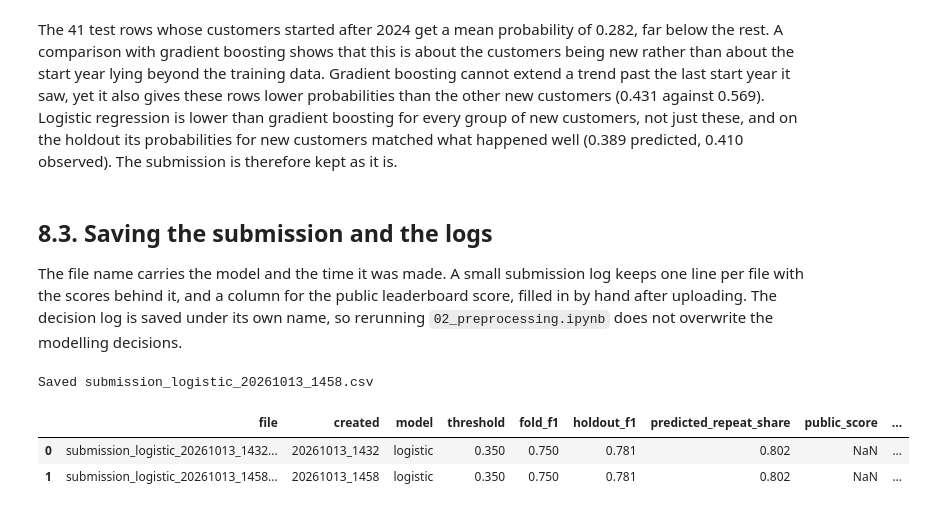
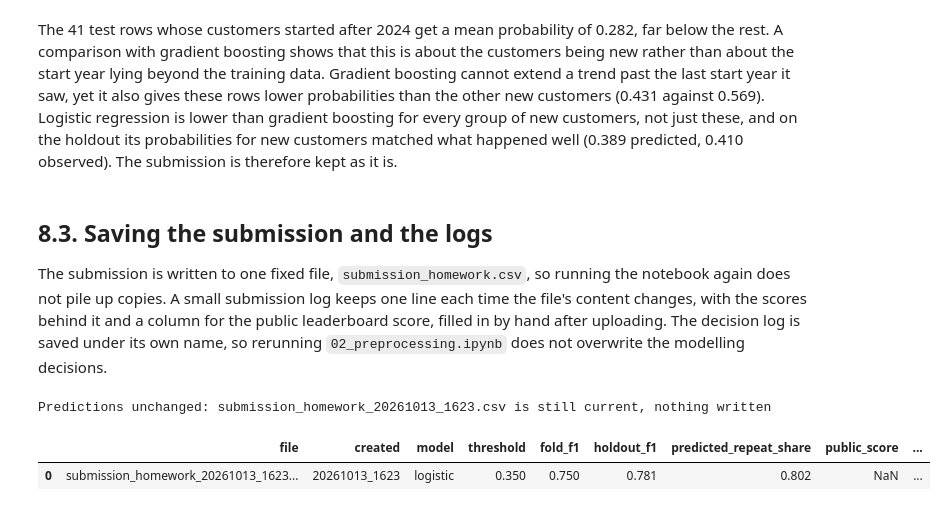
Before and after one commit to PedroHSantos20/ml-repeat-purchase, a Jupyter notebook: notebooks/03_modelling_homework.ipynb, the cells around one changed output. Saved outputs shown, nothing was run; the diff lists cells and outputs as text; code cells hidden in the pictures.

Commit message:
03_modelling_homework review

```diff
--- a/notebooks/03_modelling_homework.ipynb
+++ b/notebooks/03_modelling_homework.ipynb
@@ -580,7 +575,7 @@ The rule is fixed before looking. Logistic regression is the reference, being th
 REFERENCE = "logistic"  # decided before the results
 
 runs_choice = {
-    "logistic": runs_lin["base"],
+    "logistic": runs_lin[chosen_lin],
     "hist_gb_tuned": runs_tree[chosen_tree],
 }
 runs_choice["blend_50_50"] = ev.blend_runs(
@@ -674,19 +674,16 @@ The chosen model is fitted on the whole development set and scored once on the h
 
 Results are also split into customers already seen in development and new customers, since the model has history for the first group only.
 # %%
-# Settings of the chosen gradient boosting trial (empty if the untuned one had been kept)
-if chosen_tree == "base":
-    tree_params = {}
-else:
-    search, number = chosen_tree.rsplit("_trial_", 1)
-    tree_params = dict(study_tree[search].trials[int(number)].params)
-
-
 def fit_predict(model_name, fit_rows, predict_rows):
-    """Fit the named model on fit_rows and return probabilities for predict_rows."""
+    """Fit the named model with its chosen settings on fit_rows and return probabilities for predict_rows."""
     preds = {}
     if model_name in ("logistic", "blend_50_50"):
-        lin = rpp.build_linear_pipeline(LogisticRegression(max_iter=5000), roles)
+        lin = rpp.build_linear_pipeline(
+            LogisticRegression(C=linear_params.get("model_C", 1.0), max_iter=5000), roles,
+            enet_c=linear_params.get("select_C", rpp.ENET_C),
+            enet_l1_ratio=linear_params.get("l1_ratio", 0.5),
+            log1p_cols=log_cols if linear_params.get("use_log") else None,
+        )
         lin.fit(fit_rows[linear_inputs], fit_rows[target])
         preds["logistic"] = lin.predict_proba(predict_rows[linear_inputs])[:, 1]
     if model_name in ("hist_gb_tuned", "blend_50_50"):
@@ -855,44 +858,55 @@ The 41 test rows whose customers started after 2024 get a mean probability of 0.
 # %% [markdown]
 ## 8.3. Saving the submission and the logs
 
-The file name carries the model and the time it was made. A small submission log keeps one line per file with the scores behind it, and a column for the public leaderboard score, filled in by hand after uploading. The decision log is saved under its own name, so rerunning `02_preprocessing.ipynb` does not overwrite the modelling decisions.
+The submission is written to one fixed file, `submission_homework.csv`, so running the notebook again does not pile up copies. A small submission log keeps one line each time the file's content changes, with the scores behind it and a column for the public leaderboard score, filled in by hand after uploading. The decision log is saved under its own name, so rerunning `02_preprocessing.ipynb` does not overwrite the modelling decisions.
 # %%
 stamp = pd.Timestamp.now().strftime("%Y%m%d_%H%M")
-sub_path = SUBMISSION_DIR / f"submission_{chosen_model}_{stamp}.csv"
-submission.to_csv(sub_path, index=False)
+sub_log_path = SUBMISSION_DIR / "submission_log.csv"
 
-# One line per submission; public_score is filled in by hand after uploading
-fold_f1 = f1_score(oof_chosen["y"], oof_chosen["p"] >= threshold)
-sub_log_path = SUBMISSION_DIR / "submission_log.csv"
-entry = pd.DataFrame([{
-    "file": sub_path.name, "created": stamp, "model": chosen_model,
-    "threshold": round(threshold_final, 3), "fold_f1": round(fold_f1, 4),
-    "holdout_f1": round(float(holdout_scores.loc["all rows", "f1"]), 4),
-    "predicted_repeat_share": round(float(submission[target_col].mean()), 4),
-    "public_score": None, "notes": "",
-}])
-if sub_log_path.is_file():
-    entry = pd.concat([pd.read_csv(sub_log_path), entry], ignore_index=True)
-entry.to_csv(sub_log_path, index=False)
+# Latest earlier submission, if any (stamps sort in time order)
+previous = sorted(SUBMISSION_DIR.glob("submission_homework_*.csv"))
+latest = previous[-1] if previous else None
 
+# Write a new stamped file and log it only when the predictions actually changed
+changed = latest is None or not pd.read_csv(latest).astype(str).equals(submission.astype(str))
+
+if changed:
+    sub_path = SUBMISSION_DIR / f"submission_homework_{stamp}.csv"
+    submission.to_csv(sub_path, index=False)
+    fold_f1 = f1_score(oof_chosen["y"], oof_chosen["p"] >= threshold)
+    entry = pd.DataFrame([{
+        "file": sub_path.name, "created": stamp, "model": chosen_model,
+        "threshold": round(threshold_final, 3), "fold_f1": round(fold_f1, 4),
+        "holdout_f1": round(float(holdout_scores.loc["all rows", "f1"]), 4),
+        "predicted_repeat_share": round(float(submission[target_col].mean()), 4),
+        "public_score": None, "notes": "",
+    }])
+    if sub_log_path.is_file():
+        entry = pd.concat([pd.read_csv(sub_log_path), entry], ignore_index=True)
+    entry.to_csv(sub_log_path, index=False)
+    print(f"Saved {sub_path.name} and added a line to the submission log")
+else:
+    sub_path = latest
+    print(f"Predictions unchanged: {sub_path.name} is still current, nothing written")
+
+late = diag.loc["test: start after 2024"]
 log.record(
-    "D36", "submission", f"{sub_path.name}",
+    "D36", "submission", sub_path.name,
     f"{chosen_model} refitted on all {len(train):,} labelled rows, threshold {threshold_final:.2f}; "
-    f"predicted repeat share {submission[target_col].mean():.1%}. Late-start rows (41) checked against "
-    "gradient boosting: low probabilities reflect new customers, not start-year extrapolation.",
+    f"predicted repeat share {submission[target_col].mean():.1%}. Late-start rows ({int(late['rows'])}): "
+    f"logistic {late['logistic_mean_p']:.3f} vs gradient boosting {late['hist_gb_mean_p']:.3f}, "
+    "read as new customers rather than start-year extrapolation.",
     0, len(test),
     carries={"file": sub_path.name, "model": chosen_model, "threshold": threshold_final},
 )
 
 log.to_json(PROCESSED_DIR / "decision_log_modelling.json")
 
-print(f"Saved {sub_path.name}")
 display(pd.read_csv(sub_log_path))
 # %% [output]
-Saved submission_logistic_20261013_1458.csv
+Predictions unchanged: submission_homework_20261013_1623.csv is still current, nothing written
 |  | file | created | model | threshold | fold_f1 | holdout_f1 | predicted_repeat_share | public_score | ... |
-| 0 | submission_logistic_20261013_1432... | 20261013_1432 | logistic | 0.350 | 0.750 | 0.781 | 0.802 | NaN | ... |
-| 1 | submission_logistic_20261013_1458... | 20261013_1458 | logistic | 0.350 | 0.750 | 0.781 | 0.802 | NaN | ... |
+| 0 | submission_homework_20261013_1623... | 20261013_1623 | logistic | 0.350 | 0.750 | 0.781 | 0.802 | NaN | ... |
 # %% [markdown]
 # 9. Summary
 
```
Also changed, not shown: parts of 16 cells of this notebook, 4 other files.
